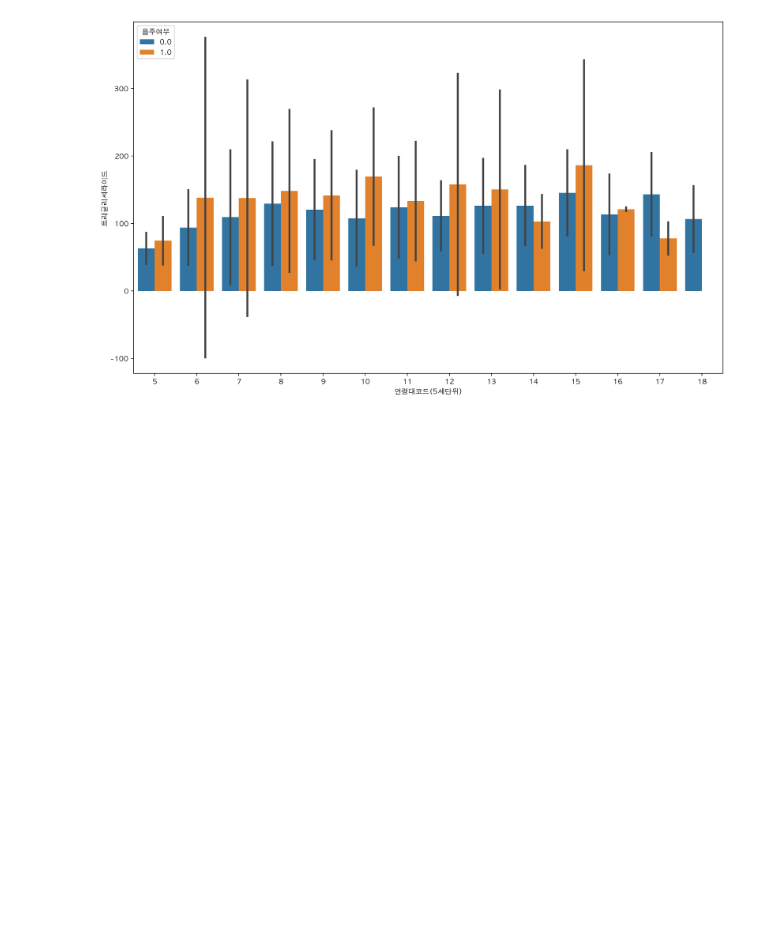
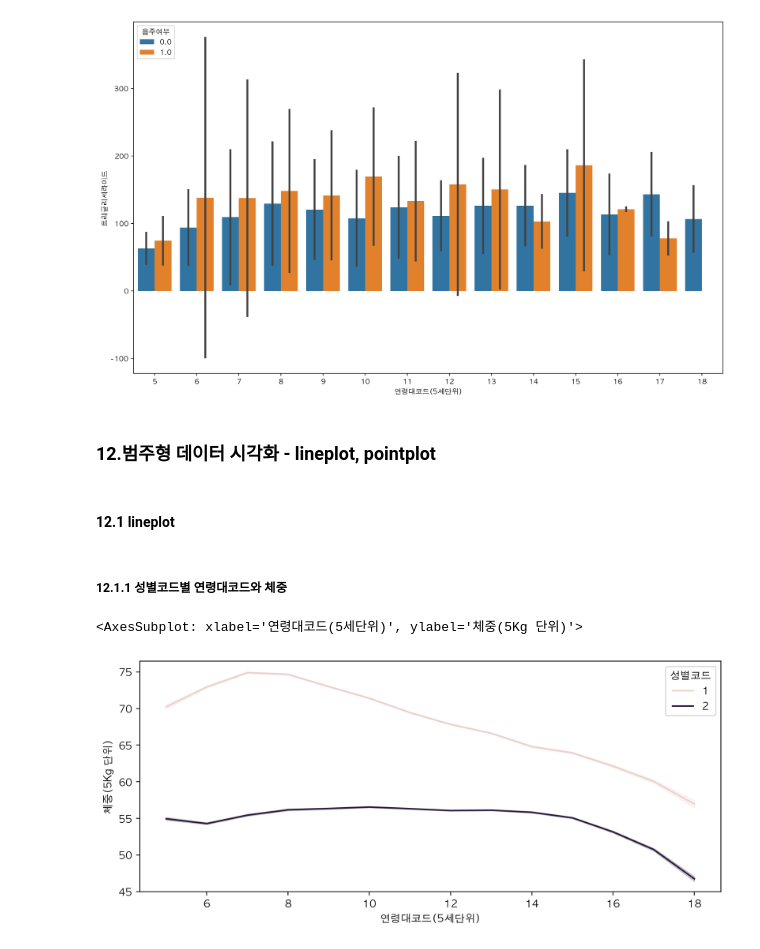
Before and after one commit to Minsoo0405/pythonbasic, a Jupyter notebook: coaching_study/coaching_study_3week.ipynb, the cells around one changed output. Cells and saved outputs as stored; diff of their text form; code cells hidden in the pictures; blank space fills up the shorter version.

```diff
--- a/coaching_study/coaching_study_3week.ipynb
+++ b/coaching_study/coaching_study_3week.ipynb
@@ -385,3 +386,15 @@ sns.barplot(data=df_sample, x="연령대코드(5세단위)", y="트리글리세
 # %% [output]
 <AxesSubplot: xlabel='연령대코드(5세단위)', ylabel='트리글리세라이드'>
 [figure]
+# %% [markdown]
+### 12.범주형 데이터 시각화 - lineplot, pointplot
+# %% [markdown]
+#### 12.1 lineplot
+# %% [markdown]
+##### 12.1.1 성별코드별 연령대코드와 체중
+# %%
+plt.figure(figsize=(10,4))
+sns.lineplot(data=df, x="연령대코드(5세단위)", y="체중(5Kg 단위)", hue="성별코드")
+# %% [output]
+<AxesSubplot: xlabel='연령대코드(5세단위)', ylabel='체중(5Kg 단위)'>
+[figure, added]
```
Also changed, not shown: parts of 16 cells of this notebook, 1 other file.
